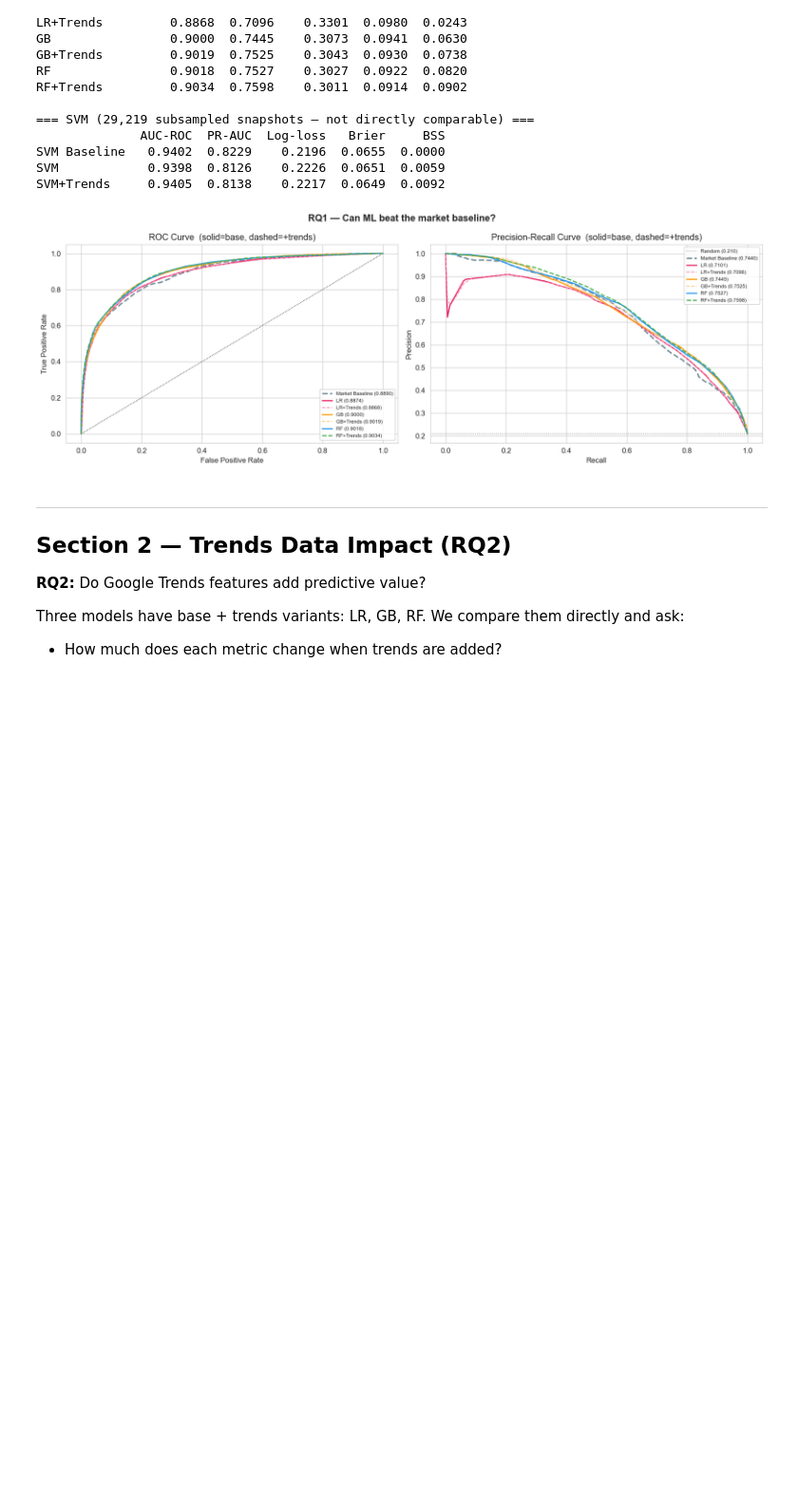
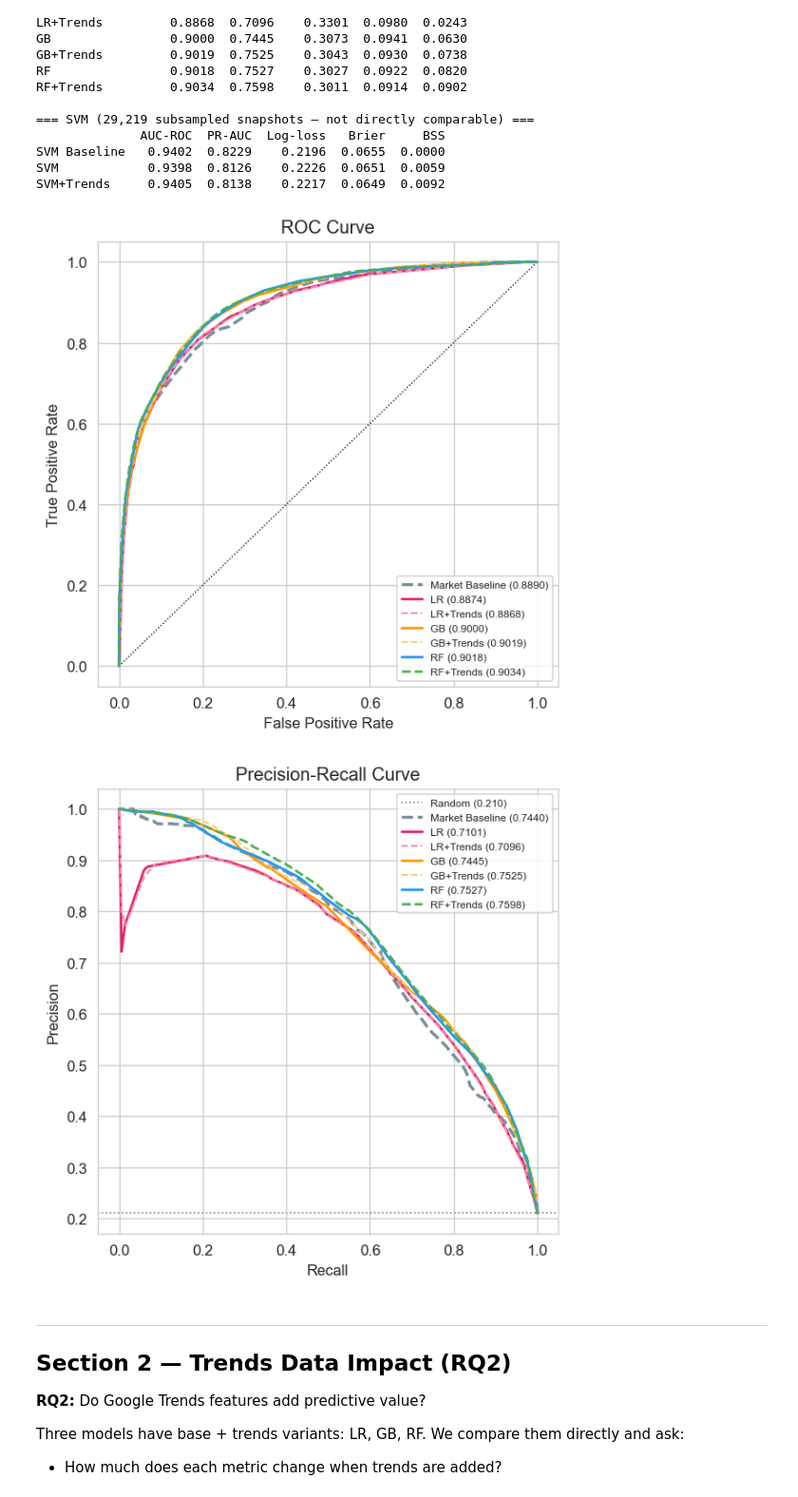
Before and after one commit to Hector-TB/predicting-prediction-markets, a Jupyter notebook: analysis/analysis.ipynb, the cells around one changed output. Shown at 95% size. Cells and saved outputs as stored; diff of their text form; code cells hidden in the pictures; blank space fills up the shorter version.

Commit message:
added some graphs and fixed roc pr curves

```diff
--- a/analysis/analysis.ipynb
+++ b/analysis/analysis.ipynb
@@ -246,51 +246,50 @@ SVM Baseline   0.9402  0.8229    0.2196  0.0655  0.0000
 SVM            0.9398  0.8126    0.2226  0.0651  0.0059
 SVM+Trends     0.9405  0.8138    0.2217  0.0649  0.0092
 # %%
-# ── ROC + PR curves — all variants ──────────────────────────────────────
-fig, axes = plt.subplots(1, 2, figsize=(14, 5))
-
-# Base models: solid lines | Trends variants: dashed lines
+# ── ROC + PR curves — saved as separate square figures ─────────────────
 plot_items = [
-    ('Market Baseline', Y_TEST,             BASELINE,                     '--', 2.0),
-    ('LR',              lr_j['outcome'],    lr_j['pred_prob_base'],       '-',  1.6),
-    ('LR+Trends',       lr_j['outcome'],    lr_j['pred_prob_trends'],     '--', 1.2),
-    ('GB',              gb_j['outcome'],    gb_j['pred_prob_base'],       '-',  1.6),
-    ('GB+Trends',       gb_j['outcome'],    gb_j['pred_prob_trends'],     '--', 1.2),
-    ('RF',              rf_j['outcome'],    rf_j['proba_full_calibrated'],'-',  1.6),
-    ('RF+Trends',       rf_tr_j['outcome'], rf_tr_j['proba_trends_calibrated'], '--', 1.6),
+    ('Market Baseline', Y_TEST,             BASELINE,                               '--', 2.0),
+    ('LR',              lr_j['outcome'],    lr_j['pred_prob_base'],                 '-',  1.6),
+    ('LR+Trends',       lr_j['outcome'],    lr_j['pred_prob_trends'],               '--', 1.2),
+    ('GB',              gb_j['outcome'],    gb_j['pred_prob_base'],                 '-',  1.6),
+    ('GB+Trends',       gb_j['outcome'],    gb_j['pred_prob_trends'],               '--', 1.2),
+    ('RF',              rf_j['outcome'],    rf_j['proba_full_calibrated'],          '-',  1.6),
+    ('RF+Trends',       rf_tr_j['outcome'], rf_tr_j['proba_trends_calibrated'],     '--', 1.6),
 ]
 
-# ROC
-ax = axes[0]
-ax.plot([0,1],[0,1],'k:',lw=0.8)
+# ── ROC curve ────────────────────────────────────────────────────────────
+fig, ax = plt.subplots(figsize=(5, 5))
+ax.plot([0, 1], [0, 1], 'k:', lw=0.8)
 for name, y, p, ls, lw in plot_items:
     fpr, tpr, _ = roc_curve(y, p)
     auc = roc_auc_score(y, p)
     ax.plot(fpr, tpr, color=COLORS[name], ls=ls, lw=lw, label=f'{name} ({auc:.4f})')
 ax.set_xlabel('False Positive Rate')
 ax.set_ylabel('True Positive Rate')
-ax.set_title('ROC Curve  (solid=base, dashed=+trends)')
-ax.legend(fontsize=7)
+ax.set_title('ROC Curve')
+ax.legend(fontsize=7, loc='lower right')
+plt.tight_layout()
+plt.savefig('roc_curve.png', dpi=150)
+plt.show()
 
-# PR
-ax = axes[1]
+# ── PR curve ─────────────────────────────────────────────────────────────
+fig, ax = plt.subplots(figsize=(5, 5))
 yes_rate = Y_TEST.mean()
 ax.axhline(yes_rate, color='gray', ls=':', lw=1, label=f'Random ({yes_rate:.3f})')
 for name, y, p, ls, lw in plot_items:
     prec, rec, _ = precision_recall_curve(y, p)
     pr_auc = average_precision_score(y, p)
     ax.plot(rec, prec, color=COLORS[name], ls=ls, lw=lw, label=f'{name} ({pr_auc:.4f})')
 ax.set_xlabel('Recall')
 ax.set_ylabel('Precision')
-ax.set_title('Precision-Recall Curve  (solid=base, dashed=+trends)')
-ax.legend(fontsize=7)
-
-plt.suptitle('RQ1 — Can ML beat the market baseline?', fontsize=13, fontweight='bold')
+ax.set_title('Precision-Recall Curve')
+ax.legend(fontsize=7, loc='upper right')
 plt.tight_layout()
-plt.savefig('roc_pr_curves.png', dpi=150, bbox_inches='tight')
+plt.savefig('pr_curve.png', dpi=150)
 plt.show()
 # %% [output]
-[figure, old version]
+[figure, new version]
+[figure, added]
 # %% [markdown]
 ---
 ## Section 2 — Trends Data Impact (RQ2)
```
Also changed, not shown: parts of 2 cells of this notebook, 5 other files.
